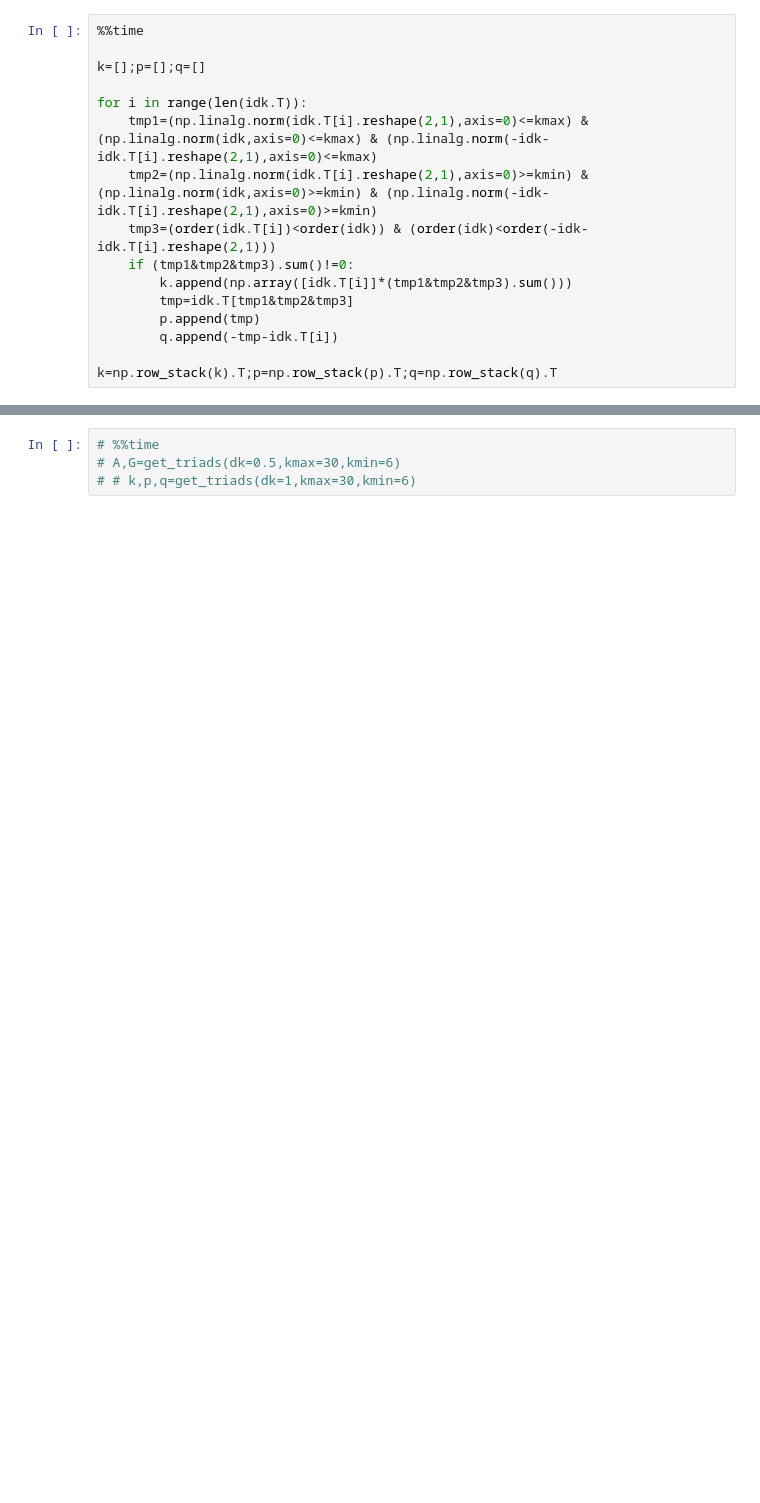
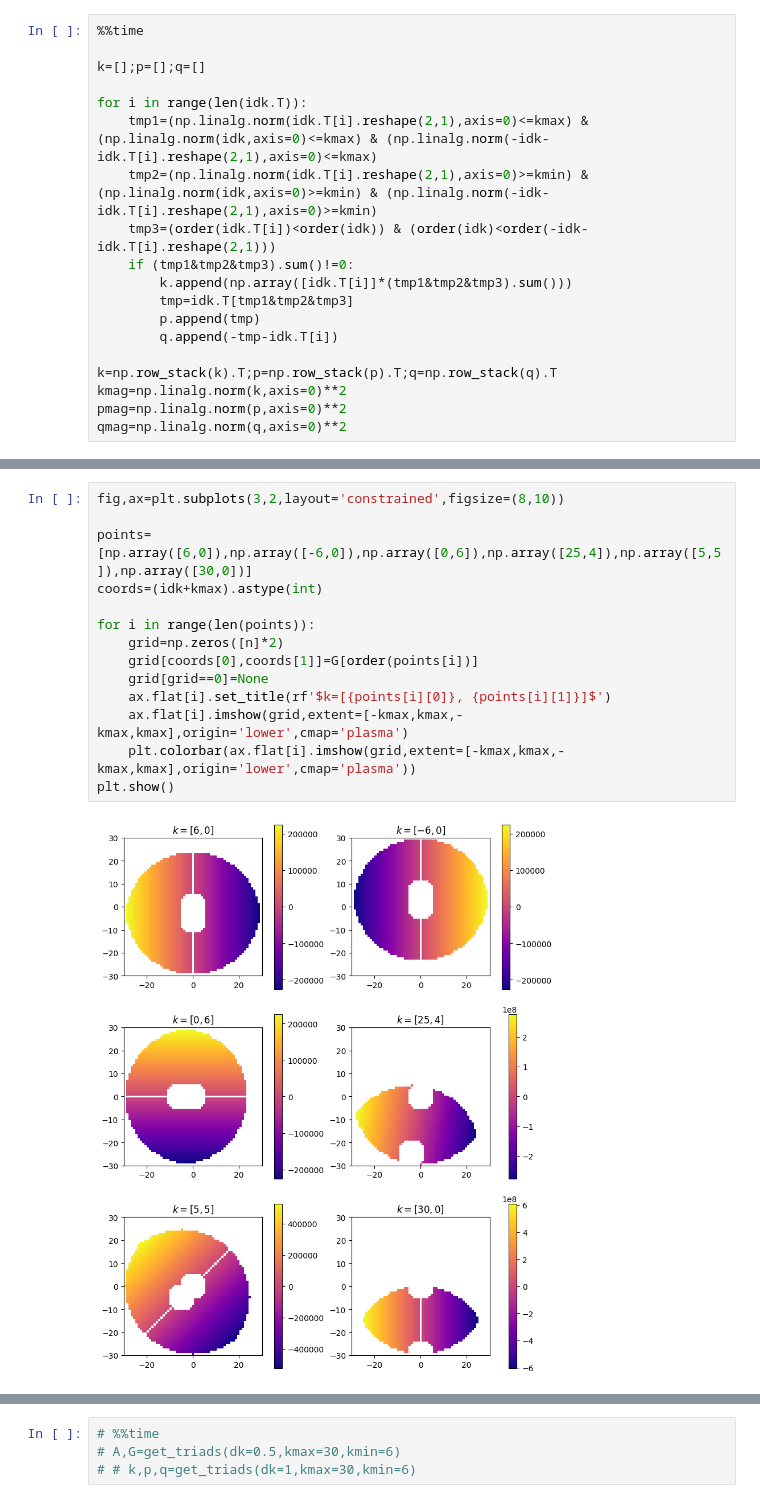
Before and after one commit to rbvogtiii/RSCAM_Networks-in-Turbulence, a Jupyter notebook: get_triads.ipynb, the cells around one changed output, grey strips where cells are left out. Drawn from its saved outputs; the diff is of its cells as text; blank space fills up the shorter version.

```diff
--- a/get_triads.ipynb
+++ b/get_triads.ipynb
@@ -25,4 +25,7 @@ for i in range(len(idk.T)):
         q.append(-tmp-idk.T[i])
 
 k=np.row_stack(k).T;p=np.row_stack(p).T;q=np.row_stack(q).T
+kmag=np.linalg.norm(k,axis=0)**2
+pmag=np.linalg.norm(p,axis=0)**2
+qmag=np.linalg.norm(q,axis=0)**2
 # %% [output]
@@ -46 +65,17 @@ G[order(q).astype(int),order(p).astype(int)]=(np.linalg.norm(q,axis=0)**2)*np.cr
+# %%
+fig,ax=plt.subplots(3,2,layout='constrained',figsize=(8,10))
+
+points=[np.array([6,0]),np.array([-6,0]),np.array([0,6]),np.array([25,4]),np.array([5,5]),np.array([30,0])]
+coords=(idk+kmax).astype(int)
+
+for i in range(len(points)):
+    grid=np.zeros([n]*2)
+    grid[coords[0],coords[1]]=G[order(points[i])]
+    grid[grid==0]=None
+    ax.flat[i].set_title(rf'$k=[{points[i][0]}, {points[i][1]}]$')
+    ax.flat[i].imshow(grid,extent=[-kmax,kmax,-kmax,kmax],origin='lower',cmap='plasma')
+    plt.colorbar(ax.flat[i].imshow(grid,extent=[-kmax,kmax,-kmax,kmax],origin='lower',cmap='plasma'))
+plt.show()
+# %% [output]
+[figure, added]
 # %% [markdown]
```
Also changed, not shown: parts of 14 cells of this notebook.
